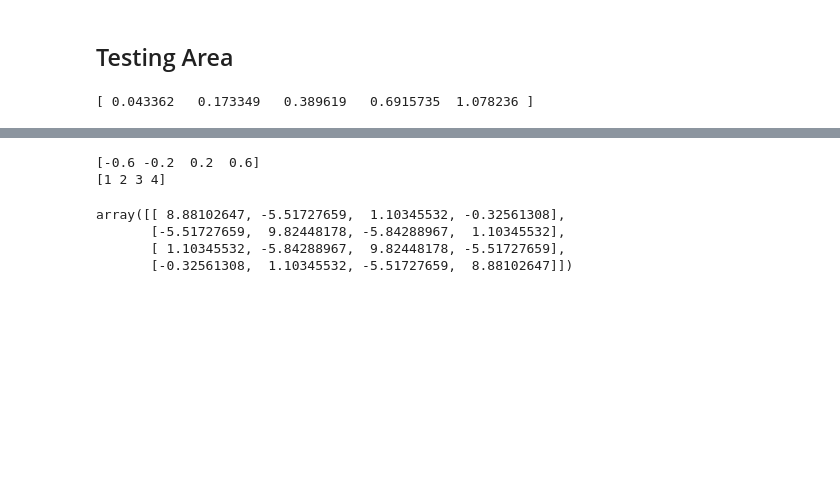
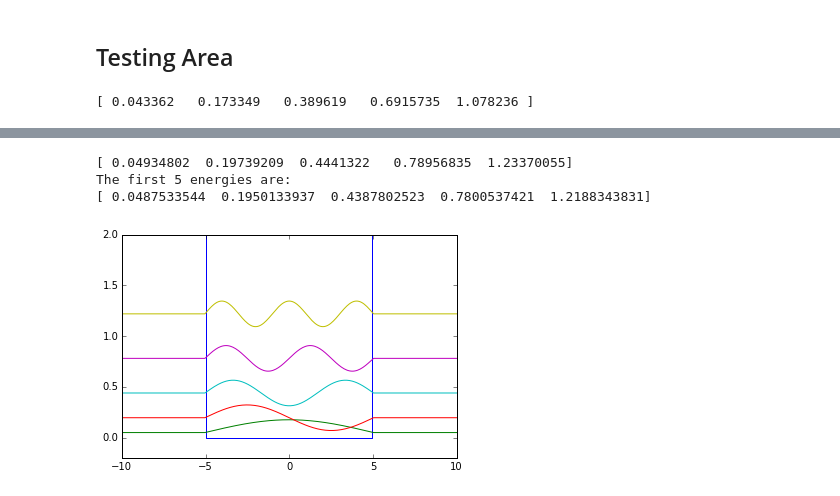
Before and after one commit to richford/dvr_py, a Jupyter notebook: dvr_1d_demo.ipynb, the cells around one changed output, grey strips where cells are left out. Saved outputs shown, nothing was run; the diff lists cells and outputs as text; code cells hidden in the pictures; blank space fills up the shorter version.

```diff
--- a/dvr_1d_demo.ipynb
+++ b/dvr_1d_demo.ipynb
@@ -85,14 +82,12 @@ The first 5 energies are:
-# %%
-d = dvr_1d.SineDVR(npts=5, xmin=-1, xmax=1.)
-print d.x
-print d.n
-vF = dvr_1d.VFactory()
-V = vF.sho()
-d.h(V)
-# %% [output]
-[-0.6 -0.2  0.2  0.6]
-[1 2 3 4]
-array([[ 8.88102647, -5.51727659,  1.10345532, -0.32561308],
-       [-5.51727659,  9.82448178, -5.84288967,  1.10345532],
-       [ 1.10345532, -5.84288967,  9.82448178, -5.51727659],
-       [-0.32561308,  1.10345532, -5.51727659,  8.88102647]])
+# %%
+vF = dvr_1d.VFactory()
+V = vF.square_well(depth=1e20, width=10.)
+E_exact = np.square(np.arange(1,6)) * np.pi**2. / 2. / 10.**2.
+print E_exact
+d = dvr_1d.SineDVR(npts=500, xmin=-20, xmax=20)
+d.test_potential(V=V, num_eigs=5, xmin=-10., xmax=10., ymin=-0.2, ymax=2., precision=10)
+# %% [output]
+[ 0.04934802  0.19739209  0.4441322   0.78956835  1.23370055]
+The first 5 energies are:
+[ 0.0487533544  0.1950133937  0.4387802523  0.7800537421  1.2188343831]
+[figure, added]
```
Also changed, not shown: parts of 5 cells of this notebook, 2 other files.
